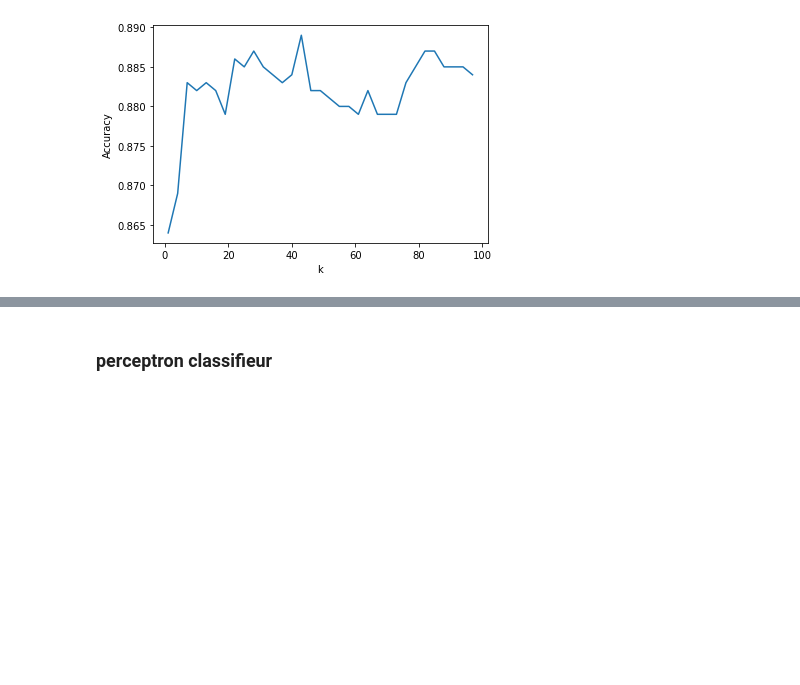
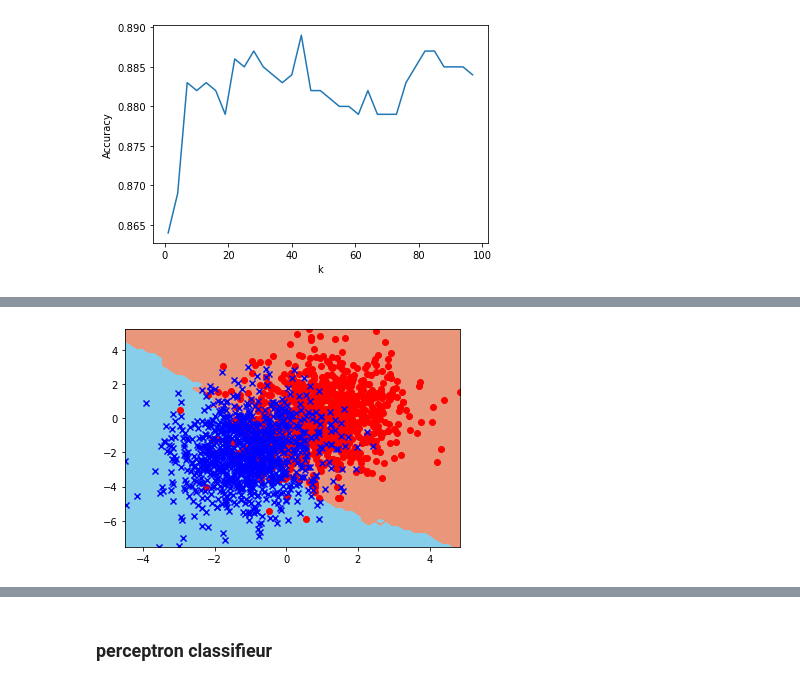
Before and after one commit to ZhouRUNLIN/LU3IN026-AI-DataScience, a Jupyter notebook: projet-1/projet-1-MA Peiran_ZHOU Runlin.ipynb, the cells around one changed output, grey strips where cells are left out. Cells and saved outputs as stored; diff of their text form; code cells hidden in the pictures; blank space fills up the shorter version.

```diff
--- a/projet-1/projet-1-MA Peiran_ZHOU Runlin.ipynb
+++ b/projet-1/projet-1-MA Peiran_ZHOU Runlin.ipynb
@@ -338,0 +362,5 @@ Accuracy :  0.8875
+# %%
+ut.plot_frontiere_high_dimension(X5D,Y5D,knn_5D,5, 0, 4, step=60)
+ut.plot2DSet(np.array([X5D[:,0],X5D[:,4]]).T,Y5D)
+# %% [output]
+[figure, added]
```
Also changed, not shown: parts of 36 cells of this notebook, 1 other file.
